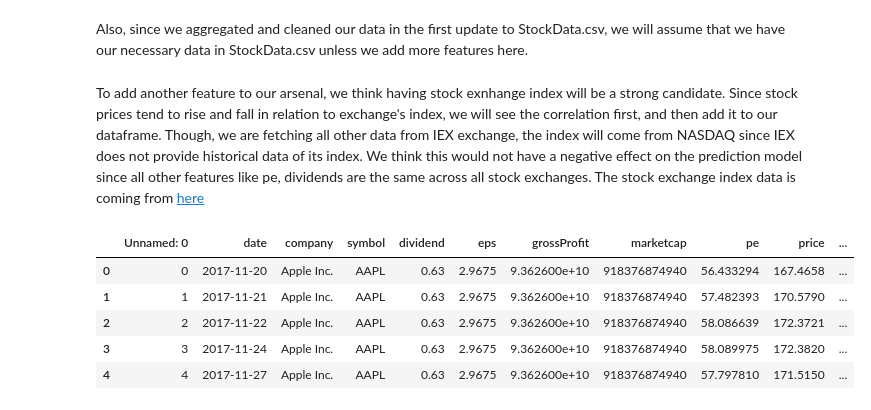
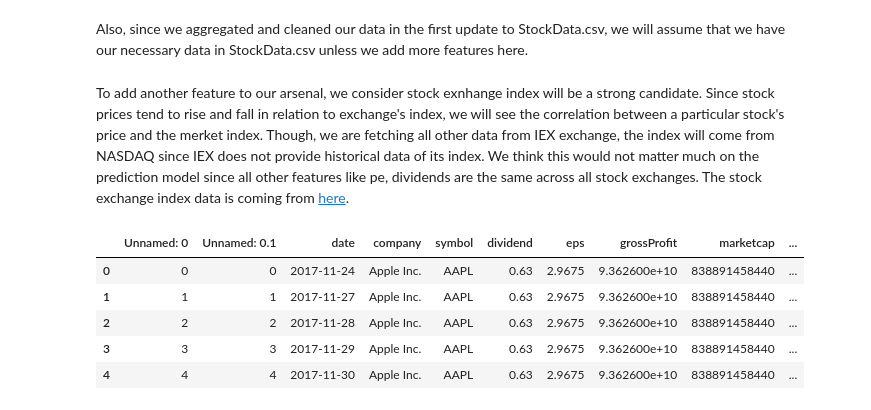
Before and after one commit to breindy/SafeTrade, a Jupyter notebook: PredictionModel/ProjectSecondUpdate.ipynb, the cells around one changed output. Saved outputs shown, nothing was run; the diff lists cells and outputs as text; code cells hidden in the pictures.

```diff
--- a/PredictionModel/ProjectSecondUpdate.ipynb
+++ b/PredictionModel/ProjectSecondUpdate.ipynb
@@ -19,26 +19,29 @@ Another issue we face while building this prediction model is that the model nee
 # %% [markdown]
 Also, since we aggregated and cleaned our data in the first update to StockData.csv, we will assume that we have our necessary data in StockData.csv unless we add more features here.
 # %% [markdown]
-To add another feature to our arsenal, we think having stock exnhange index will be a strong candidate. Since stock prices tend to rise and fall in relation to exchange's index, we will see the correlation first, and then add it to our dataframe. Though, we are fetching all other data from IEX exchange, the index will come from NASDAQ since IEX does not provide historical data of its index. We think this would not have a negative effect on the prediction model since all other features like pe, dividends are the same across all stock exchanges. The stock exchange index data is coming from [here](https://finance.yahoo.com/quote/%5EIXIC/history?ltr=1)
+To add another feature to our arsenal, we consider stock exnhange index will be a strong candidate. Since stock prices tend to rise and fall in relation to exchange's index, we will see the correlation between a particular stock's price and the merket index. Though, we are fetching all other data from IEX exchange, the index will come from NASDAQ since IEX does not provide historical data of its index. We think this would not matter much on the prediction model since all other features like pe, dividends are the same across all stock exchanges. The stock exchange index data is coming from [here](https://finance.yahoo.com/quote/%5EIXIC/history?ltr=1).
 # %%
 import pandas as pd
 import matplotlib.pyplot as plt
 
 df = pd.read_csv('StockData.csv')
 df['nasdaqIndex'] = ''
 # ^IXIC.csv retrieved from https://finance.yahoo.com/quote/%5EIXIC/history?ltr=1
-tempDf = pd.read_csv('^IXIC.csv')
+dfNasdaqIndices = pd.read_csv('NasdaqIndices.csv')
 
-for index, row in tempDf.iterrows():
+for index, row in dfNasdaqIndices.iterrows():
     df.loc[df['date'] == row['Date'], ['nasdaqIndex']] = row['Close']
 
+# Save all stock data in a CSV file called 'StockData.csv'
+df.to_csv('StockData.csv')
+
 df.head()
 # %% [output]
-|  | Unnamed: 0 | date | company | symbol | dividend | eps | grossProfit | marketcap | pe | price | ... |
-| 0 | 0 | 2017-11-20 | Apple Inc. | AAPL | 0.63 | 2.9675 | 9.362600e+10 | 918376874940 | 56.433294 | 167.4658 | ... |
-| 1 | 1 | 2017-11-21 | Apple Inc. | AAPL | 0.63 | 2.9675 | 9.362600e+10 | 918376874940 | 57.482393 | 170.5790 | ... |
-| 2 | 2 | 2017-11-22 | Apple Inc. | AAPL | 0.63 | 2.9675 | 9.362600e+10 | 918376874940 | 58.086639 | 172.3721 | ... |
-| 3 | 3 | 2017-11-24 | Apple Inc. | AAPL | 0.63 | 2.9675 | 9.362600e+10 | 918376874940 | 58.089975 | 172.3820 | ... |
-| 4 | 4 | 2017-11-27 | Apple Inc. | AAPL | 0.63 | 2.9675 | 9.362600e+10 | 918376874940 | 57.797810 | 171.5150 | ... |
+|  | Unnamed: 0 | Unnamed: 0.1 | date | company | symbol | dividend | eps | grossProfit | marketcap | ... |
+| 0 | 0 | 0 | 2017-11-24 | Apple Inc. | AAPL | 0.63 | 2.9675 | 9.362600e+10 | 838891458440 | ... |
+| 1 | 1 | 1 | 2017-11-27 | Apple Inc. | AAPL | 0.63 | 2.9675 | 9.362600e+10 | 838891458440 | ... |
+| 2 | 2 | 2 | 2017-11-28 | Apple Inc. | AAPL | 0.63 | 2.9675 | 9.362600e+10 | 838891458440 | ... |
+| 3 | 3 | 3 | 2017-11-29 | Apple Inc. | AAPL | 0.63 | 2.9675 | 9.362600e+10 | 838891458440 | ... |
+| 4 | 4 | 4 | 2017-11-30 | Apple Inc. | AAPL | 0.63 | 2.9675 | 9.362600e+10 | 838891458440 | ... |
 # %%
 # Visualizig correlation between stock price and stock exchange index
```
Also changed, not shown: parts of 5 cells of this notebook, 4 other files.
